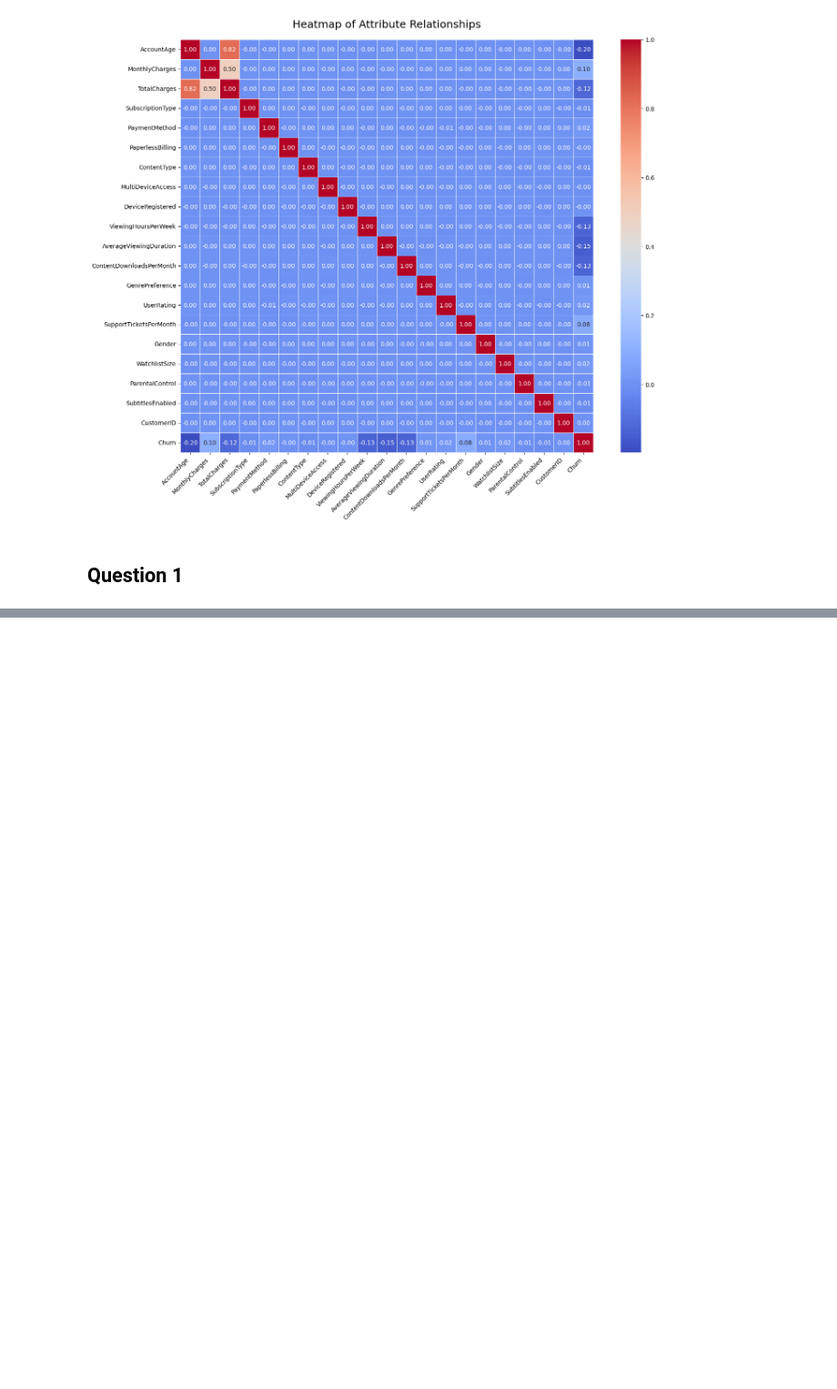
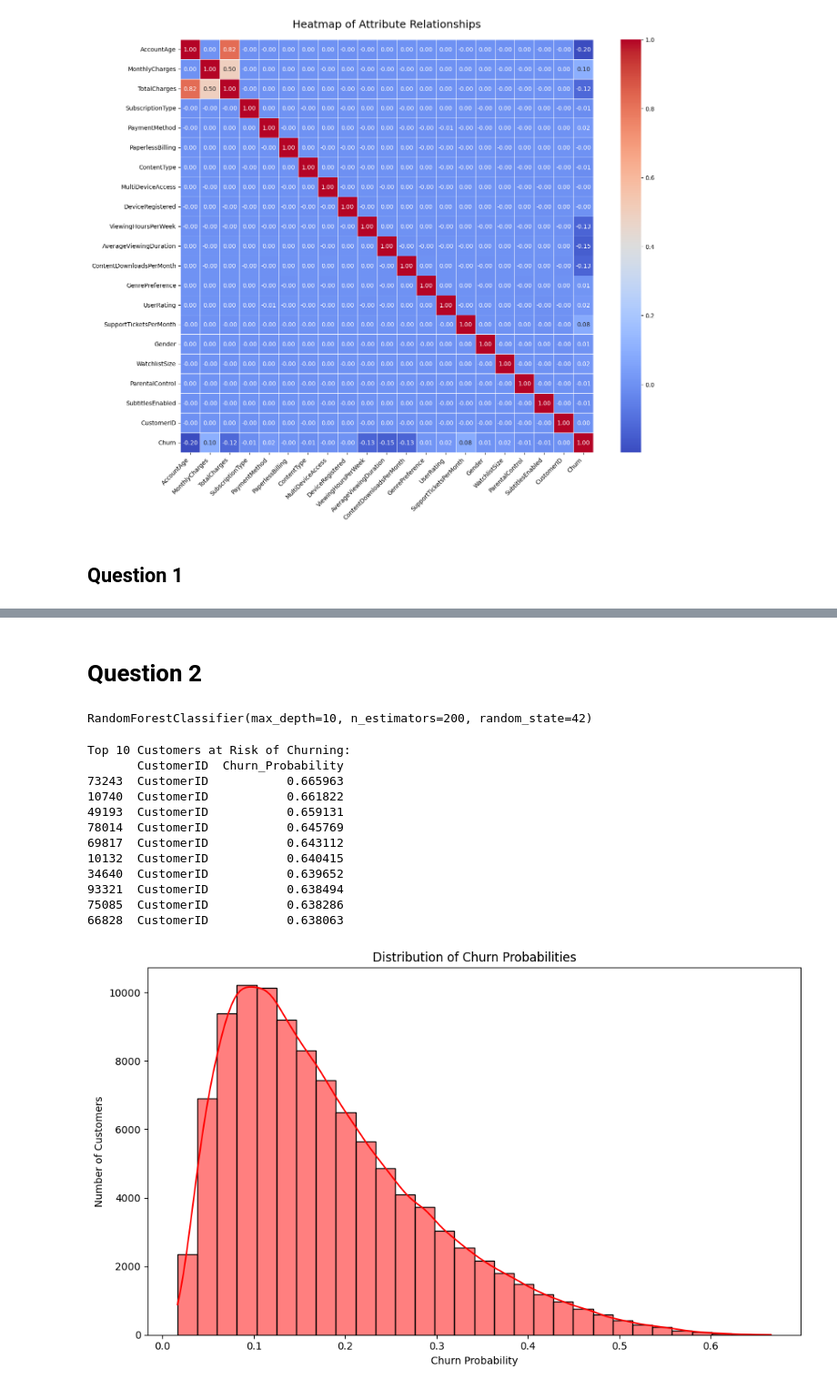
Before and after one commit to smitshah11/523-Project, a Jupyter notebook: project.ipynb, the cells around one changed output, grey strips where cells are left out. Shown at 91% size. Cells and saved outputs as stored; diff of their text form; code cells hidden in the pictures; blank space fills up the shorter version.

Commit message:
Added Question 2 and test.csv file

```diff
--- a/project.ipynb
+++ b/project.ipynb
@@ -10,7 +13,7 @@ import numpy as np
 import matplotlib.pyplot as plt
 import seaborn as sns
 # %%
-data = pd.read_csv("C:/INFO_523/Project/523-Project/customer.csv")
+data = pd.read_csv("customer.csv")
 
 print(data.head())
 # %% [output]
@@ -196,0 +201,2 @@ print(top_10_rules)
+# %% [markdown]
+# Question 2
@@ -196,0 +220,59 @@ print(top_10_rules)
+# %%
+# Splitting features and target
+target = 'Churn'
+X_train = train_data.drop(target, axis=1)
+y_train = train_data[target]
+X_test = test_data
+
+# Normalizing numerical features
+scaler = StandardScaler()
+scaler.fit(X_train)  # Fit scaler on training data only
+X_train_scaled = scaler.transform(X_train)
+X_test_scaled = scaler.transform(X_test)
+# %%
+# Step 2: Model Training
+# Using Random Forest Classifier with hyperparameter tuning
+rf_model = RandomForestClassifier(n_estimators=200, max_depth=10, random_state=42)
+rf_model.fit(X_train_scaled, y_train)
+# %% [output]
+RandomForestClassifier(max_depth=10, n_estimators=200, random_state=42)
+# %%
+# Step 3: Predict Churn Probabilities for Test Data
+# Get probabilities of churn (second column corresponds to 'Churn' class)
+churn_probabilities = rf_model.predict_proba(X_test_scaled)[:, 1]
+
+# Add churn probabilities and customer IDs to test data for better analysis
+results = pd.DataFrame({
+    'CustomerID': 'CustomerID',
+    'Churn_Probability': churn_probabilities
+})
+
+# Rank customers by churn probability (descending order)
+customers_at_risk = results.sort_values(by='Churn_Probability', ascending=False)
+
+# Display top N customers at risk
+print("Top 10 Customers at Risk of Churning:")
+print(customers_at_risk.head(10))
+
+# Step 4: Visualization of Churn Probability Distribution
+plt.figure(figsize=(10, 6))
+sns.histplot(customers_at_risk['Churn_Probability'], bins=30, kde=True, color='red')
+plt.title('Distribution of Churn Probabilities')
+plt.xlabel('Churn Probability')
+plt.ylabel('Number of Customers')
+plt.tight_layout()
+plt.show()
+# %% [output]
+Top 10 Customers at Risk of Churning:
+       CustomerID  Churn_Probability
+73243  CustomerID           0.665963
+10740  CustomerID           0.661822
+49193  CustomerID           0.659131
+78014  CustomerID           0.645769
+69817  CustomerID           0.643112
+10132  CustomerID           0.640415
+34640  CustomerID           0.639652
+93321  CustomerID           0.638494
+75085  CustomerID           0.638286
+66828  CustomerID           0.638063
+[figure, added]
```
Also changed, not shown: parts of 5 cells of this notebook, 1 other file.
